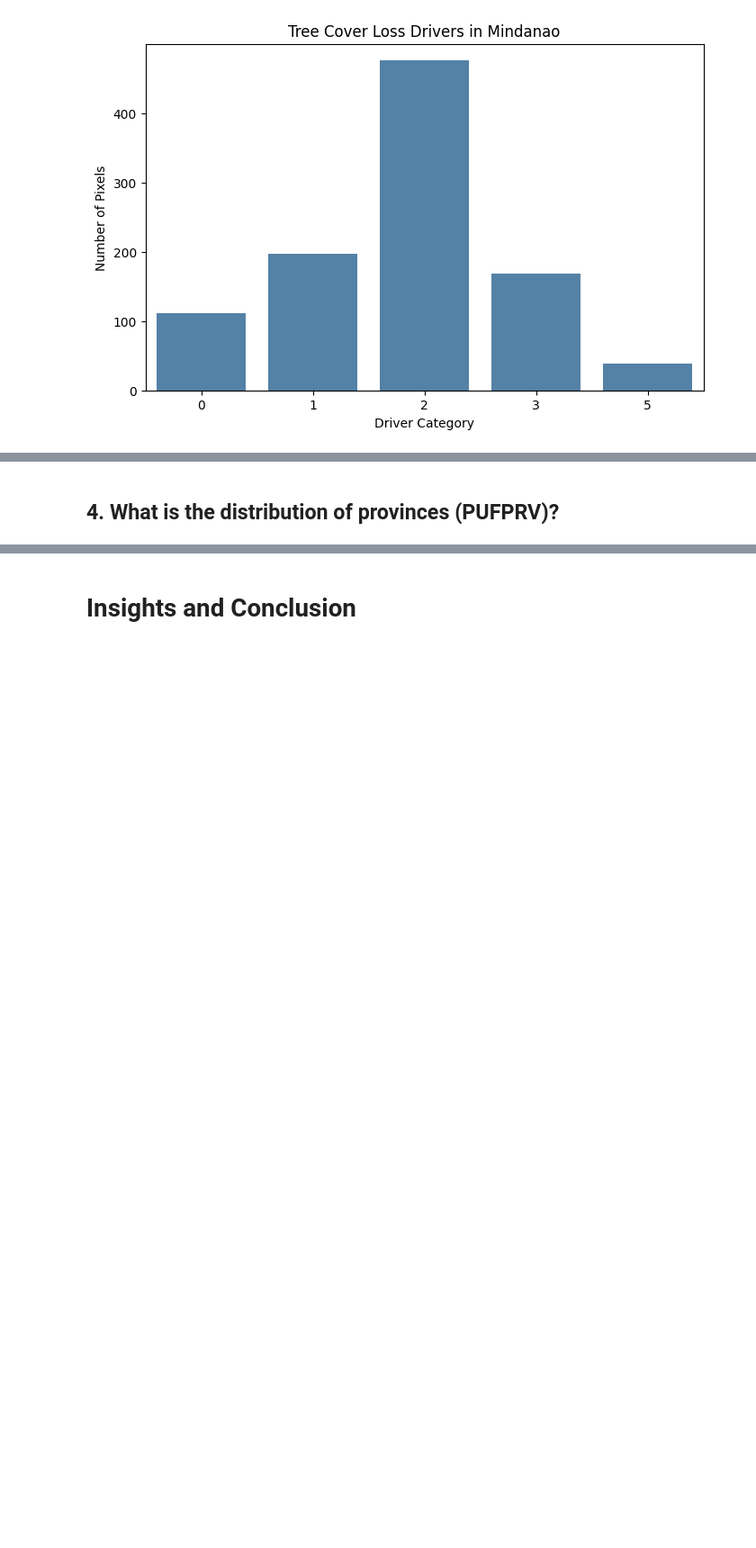
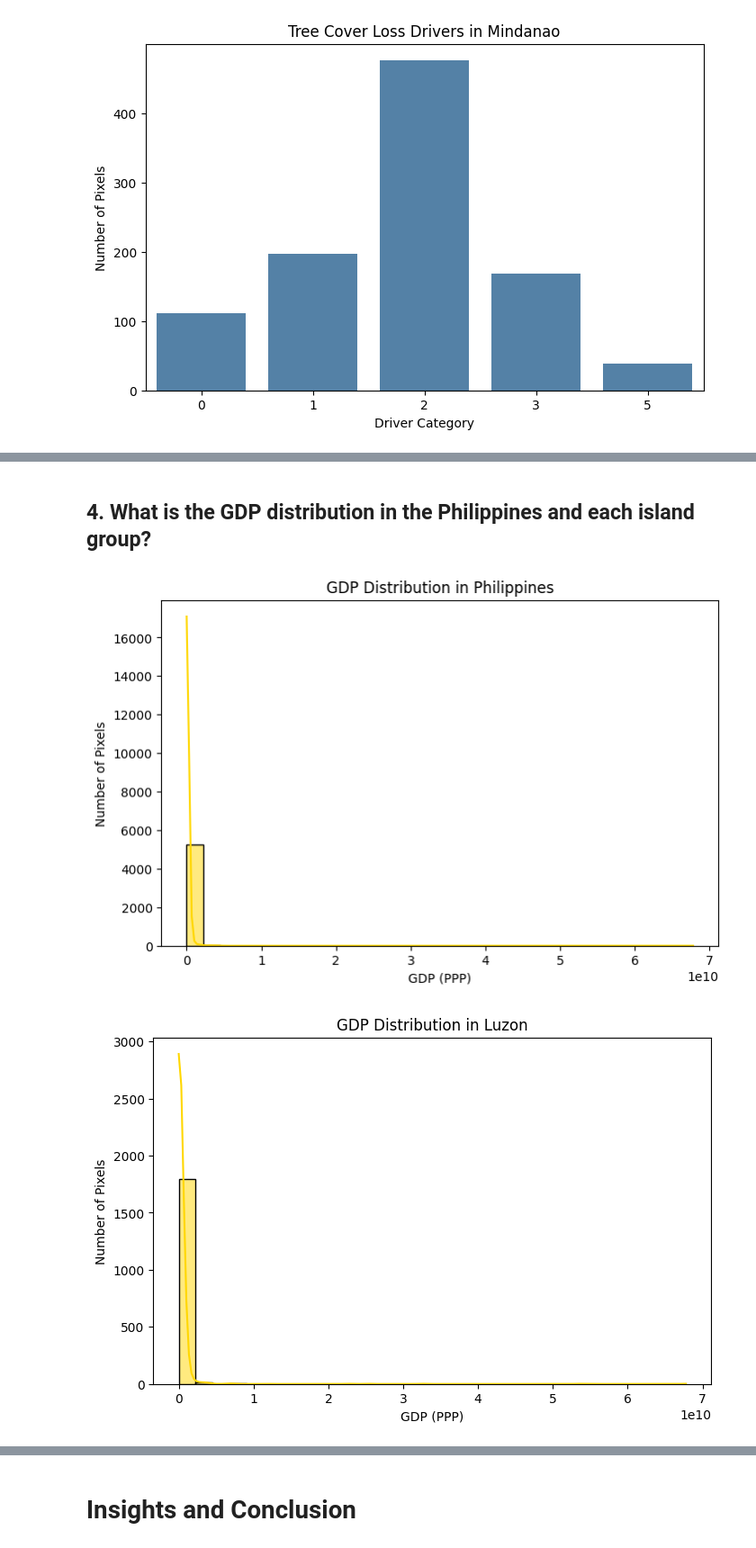
Before and after one commit to JacyNateLiu/CMEPHY1, a Jupyter notebook: cmephy.ipynb, the cells around one changed output, grey strips where cells are left out. Shown at 90% size. Drawn from its saved outputs; the diff is of its cells as text; code cells hidden in the pictures; blank space fills up the shorter version.

```diff
--- a/cmephy.ipynb
+++ b/cmephy.ipynb
@@ -343,2 +368,18 @@ plot_driver_distribution(mindanao_counts, 'Mindanao')
 # %% [markdown]
-## 4. What is the distribution of provinces (PUFPRV)?
+## 4. What is the GDP distribution in the Philippines and each island group?
+# %%
+def plot_gdp_distribution(df, region_name):
+    plt.figure(figsize=(8,5))
+    sns.histplot(df['GDP'], bins=30, color='gold', kde=True)
+    plt.title(f'GDP Distribution in {region_name}')
+    plt.xlabel('GDP (PPP)')
+    plt.ylabel('Number of Pixels')
+    plt.show()
+# %%
+plot_gdp_distribution(philippines_df, 'Philippines')
+plot_gdp_distribution(luzon_df, 'Luzon')
+plot_gdp_distribution(visayas_df, 'Visayas')
+plot_gdp_distribution(mindanao_df, 'Mindanao')
+# %% [output]
+[figure, added]
+[figure, added]
```
Also changed, not shown: parts of 26 cells of this notebook.
